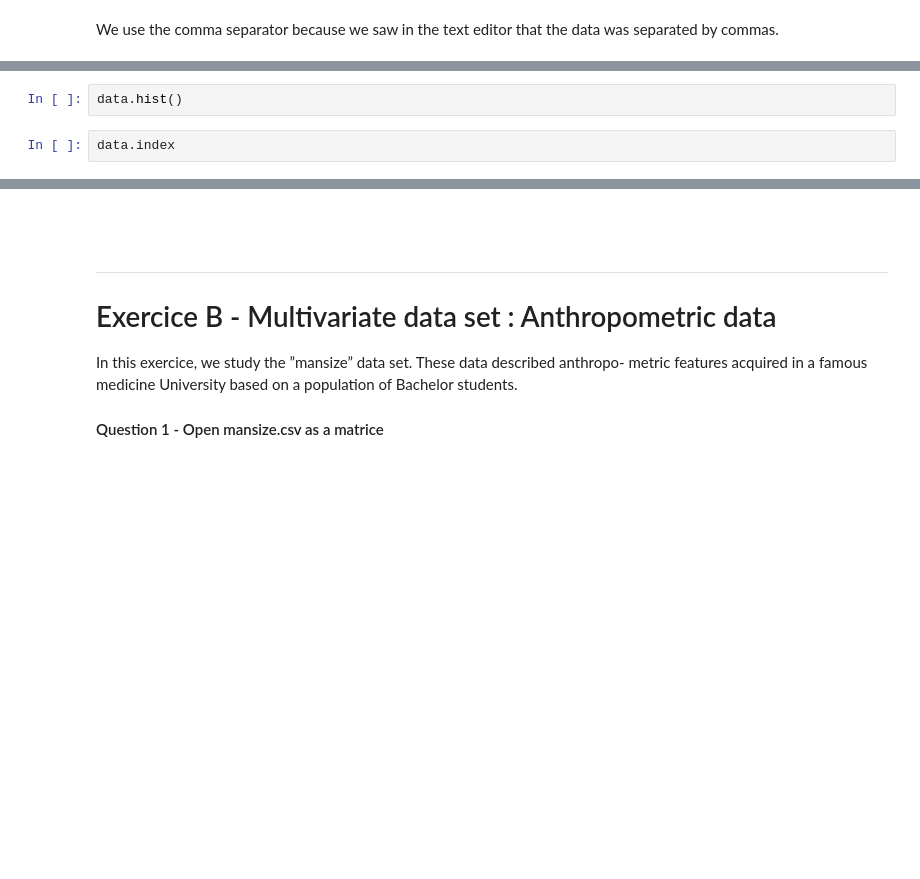
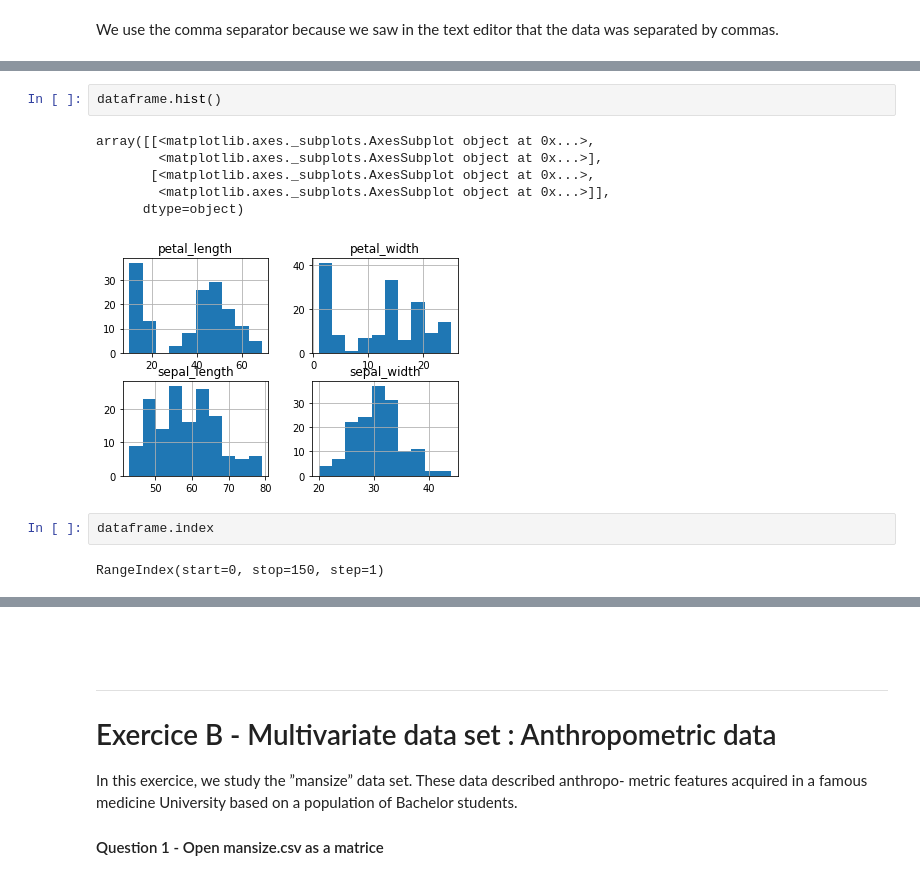
Before and after one commit to sebastienmascha/data-science-ML-python-isep, a Jupyter notebook: Lab2_mascha_sebastien/lab2_ExA.ipynb, the cells around one changed output, grey strips where cells are left out. Saved outputs shown, nothing was run; the diff lists cells and outputs as text; blank space fills up the shorter version.

```diff
--- a/Lab2_mascha_sebastien/lab2_ExA.ipynb
+++ b/Lab2_mascha_sebastien/lab2_ExA.ipynb
@@ -46,5 +51,14 @@ NameError: name 'pd' is not defined
 # %%
-data.hist()
+dataframe.hist()
+# %% [output]
+array([[<matplotlib.axes._subplots.AxesSubplot object at 0x...>,
+        <matplotlib.axes._subplots.AxesSubplot object at 0x...>],
+       [<matplotlib.axes._subplots.AxesSubplot object at 0x...>,
+        <matplotlib.axes._subplots.AxesSubplot object at 0x...>]],
+      dtype=object)
+[figure, added]
 # %%
-data.index
+dataframe.index
+# %% [output]
+RangeIndex(start=0, stop=150, step=1)
 # %%
```
Also changed, not shown: parts of 23 cells of this notebook.
